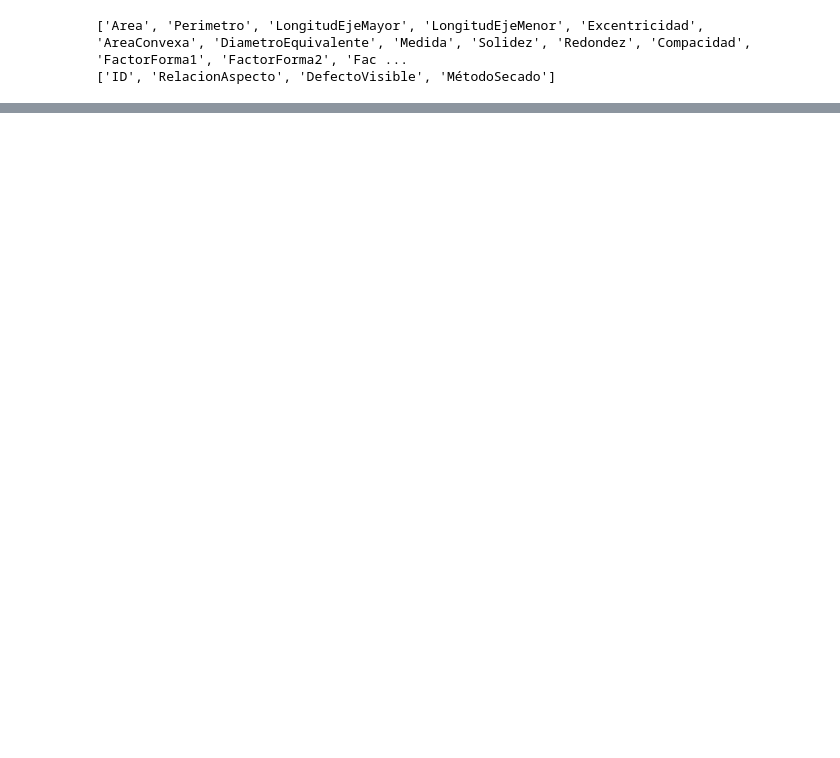
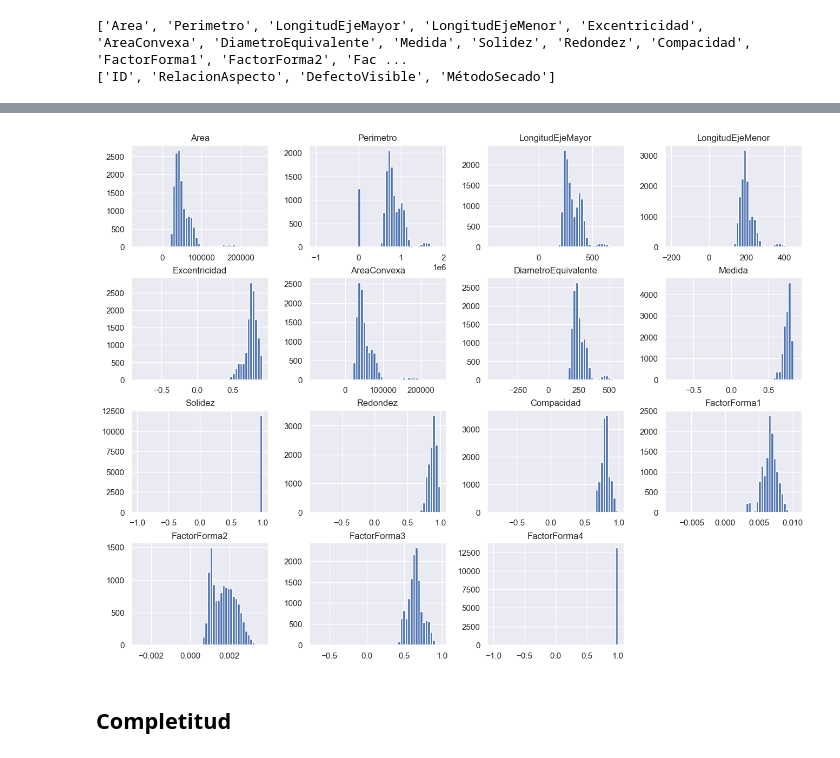
Before and after one commit to BILabsAndProjects/Lab2-Senecafe, a Jupyter notebook: Laboratorio2.ipynb, the cells around one changed output, grey strips where cells are left out. Drawn from its saved outputs; the diff is of its cells as text; code cells hidden in the pictures; blank space fills up the shorter version.

```diff
--- a/Laboratorio2.ipynb
+++ b/Laboratorio2.ipynb
@@ -170,0 +155,7 @@ print(categorical_cols)
+# %%
+df.hist(bins=50, figsize=(16, 12))
+plt.show()
+# %% [output]
+[figure, added]
+# %% [markdown]
+## Completitud
```
Also changed, not shown: parts of 61 cells of this notebook.
